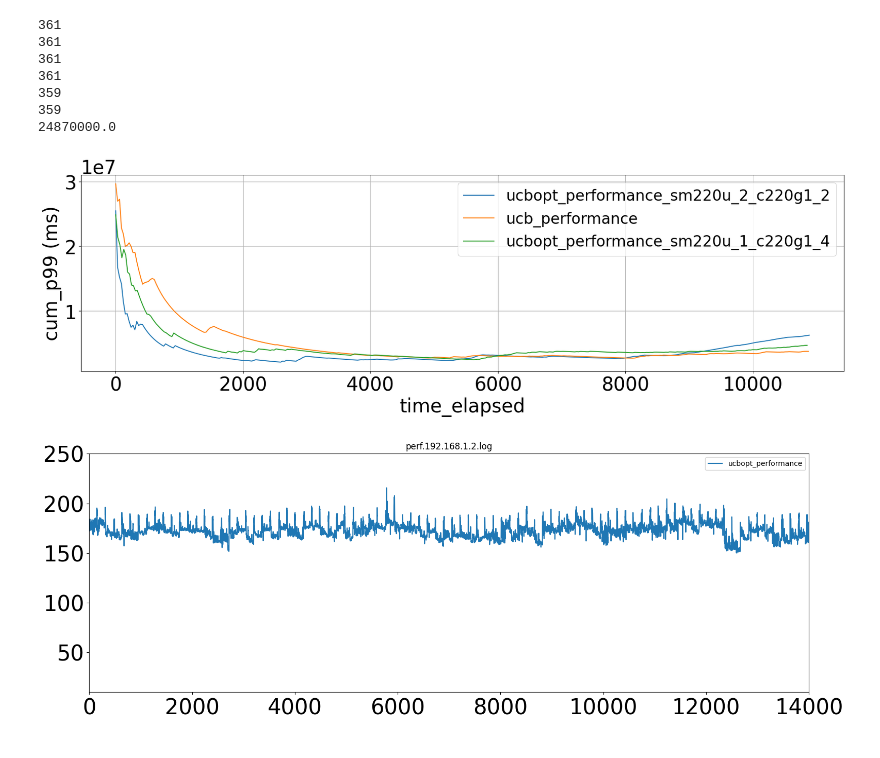
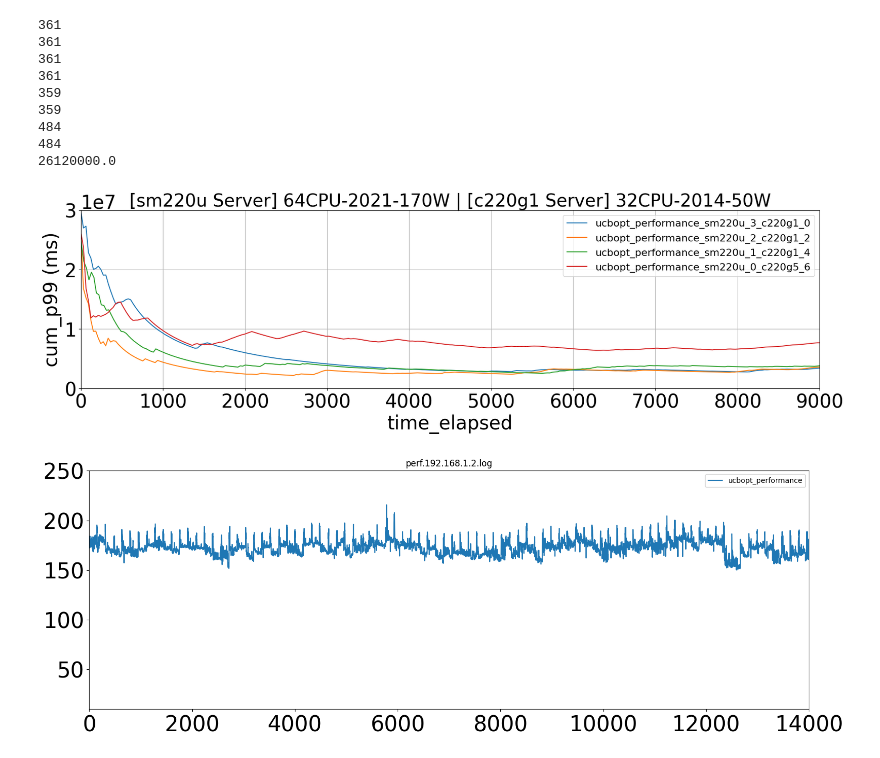
Before and after one commit to SustainableOpenShift/peakler, a Jupyter notebook: experiments/cilantro/jupyter-notebook/sm220u_c220g5.ipynb, the cells around one changed output. Cells and saved outputs as stored; diff of their text form; code cells hidden in the pictures.

Commit message:
performance and energy as nodes are slowly downgraded from sm220u to c220g5

```diff
--- a/experiments/cilantro/jupyter-notebook/sm220u_c220g5.ipynb
+++ b/experiments/cilantro/jupyter-notebook/sm220u_c220g5.ipynb
@@ -12,7 +12,8 @@ plt.rc('ytick', labelsize=30)    # fontsize of the tick labels
 
 pol = ['../ucbopt_performance_sm220u_2_c220g1_2/results/cilantrologs/',
       '../ucbopt_performance_sm220u/results/cilantrologs/',
-      '../ucbopt_performance_sm220u_1_c220g1_4/results/cilantrologs/']
+      '../ucbopt_performance_sm220u_1_c220g1_4/results/cilantrologs/',
+      '../ucbopt_performance_c220g5_6_8hr/results/cilantrologs/']
 
 TIME_ELAPSED = 'time_elapsed'
 ALLOC_PER_UNIT_LOAD = 'alloc_per_unit_load'
@@ -136,39 +137,43 @@ plt.rcParams['figure.figsize'] = 18, 6
 ## Graph from Cilantro paper
 
 rets = {}
+rets['ucbopt_performance_sm220u_3_c220g1_0'] = getDefaultRet(pol[1])
 rets['ucbopt_performance_sm220u_2_c220g1_2'] = getDefaultRet(pol[0])
-rets['ucb_performance'] = getDefaultRet(pol[1])
 rets['ucbopt_performance_sm220u_1_c220g1_4'] = getDefaultRet(pol[2])
+rets['ucbopt_performance_sm220u_0_c220g5_6'] = getDefaultRet(pol[3])
 
 fig, ax = plt.subplots(1, 1)
 
 for k, v in rets.items():
     y_vals = [elem[CUM_P99] for elem in v]
     x_vals = [elem[TIME_ELAPSED] for elem in v]
 
     print(len(x_vals))
     print(len(y_vals))
 
     ax.errorbar(x_vals, y_vals, label=f"{k}")
 
 ax.set_xlabel(f"{TIME_ELAPSED}")
 ax.set_ylabel(f"{CUM_P99} (ms)")
 print(y_vals[0])
-#ax.set_ylim(0, 30000000)
-#ax.set_xlim(0, 11000)
+ax.set_ylim(0, 30000000)
+ax.set_xlim(0, 9000)
 ax.grid(True)
-ax.legend(fontsize=24)
+ax.set_title('[sm220u Server] 64CPU-2021-170W, [c220g1 Server] 32CPU-2014-50W', fontsize=28)
+ax.legend(fontsize=16)
 plt.tight_layout()
 plt.show()
 # %% [output]
 361
 361
 361
 361
 359
 359
-24870000.0
+484
+484
+26120000.0
-[figure, old version]
+[figure, new version]
 # %%
 def getJoules(name):
     with open(name) as f:
```
